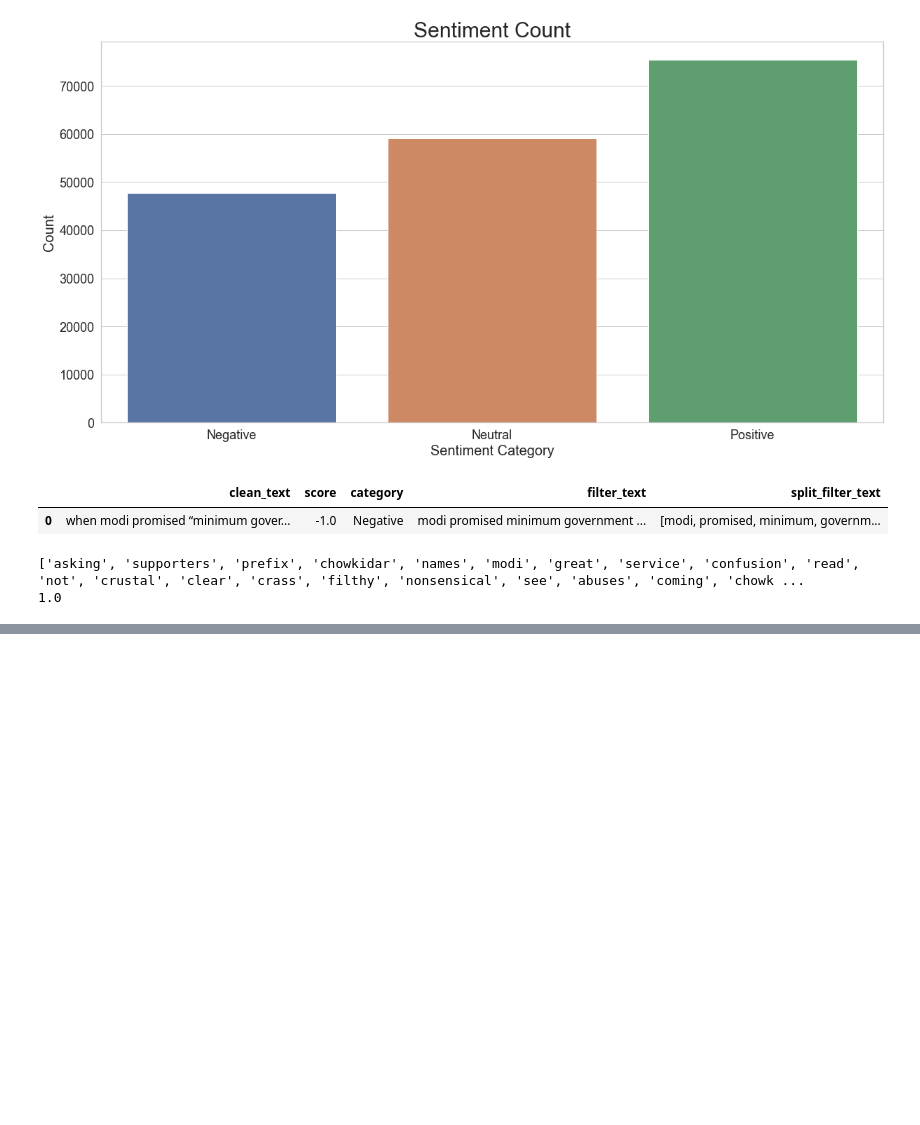
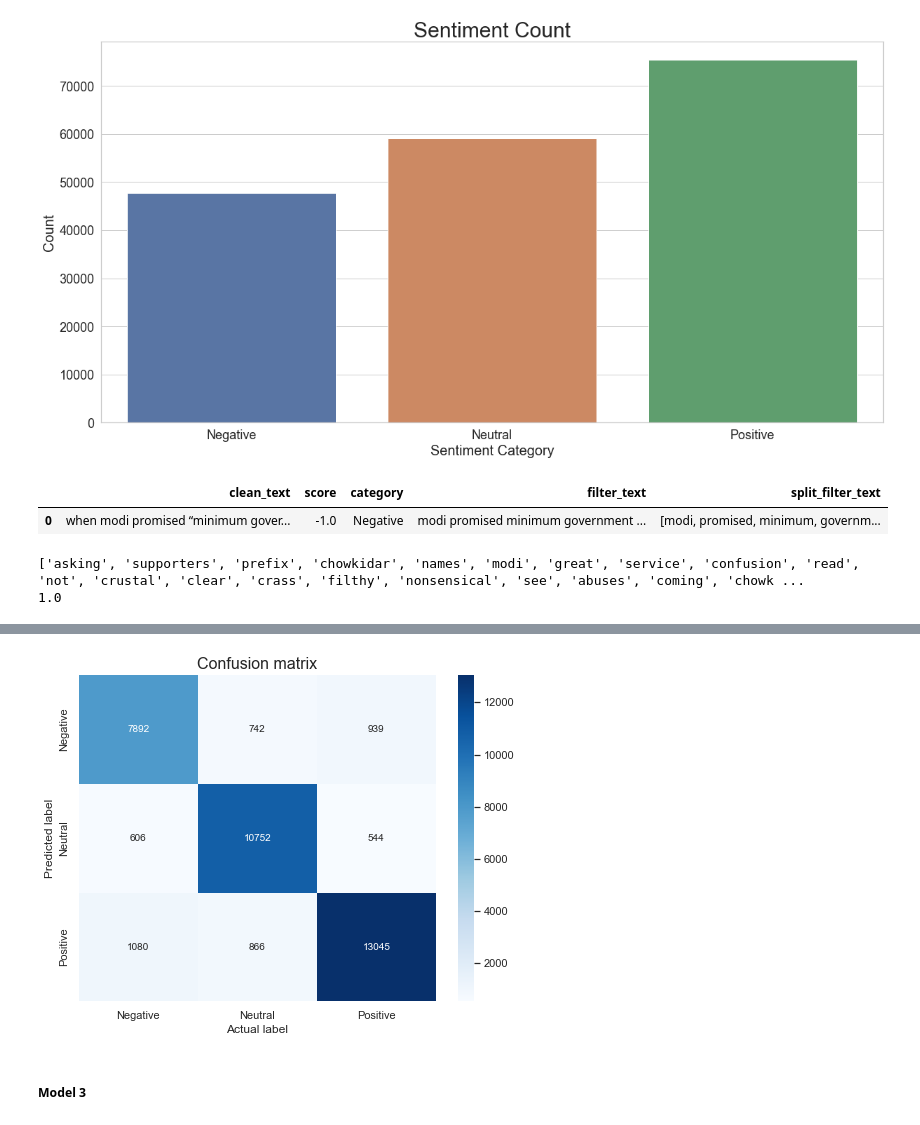
Before and after one commit to StockJanitor/Project43_Twitter, a Jupyter notebook: 2_rnnKerasLSTM.ipynb, the cells around one changed output, grey strips where cells are left out. Drawn from its saved outputs; the diff is of its cells as text; code cells hidden in the pictures; blank space fills up the shorter version.

```diff
--- a/2_rnnKerasLSTM.ipynb
+++ b/2_rnnKerasLSTM.ipynb
@@ -200,0 +374,18 @@ print(max_length)
+# %%
+embedding_size = 32
+epochs=50
+learning_rate = 0.1
+decay_rate = learning_rate / epochs
+momentum = 0.8
+
+sgd = SGD(learning_rate=learning_rate, momentum=momentum, decay=decay_rate, nesterov=False)
+# Build model
+model= Sequential()
+
+model.add(Embedding(max_words, embedding_size, input_length=max_length)) # max length did not use 50
+model.add(Conv1D(filters=32, kernel_size=3, padding='same', activation='relu'))
+model.add(MaxPooling1D(pool_size=2))
+model.add(Bidirectional(LSTM(32)))
+model.add(Dropout(0.4))
+model.add(Dense(3, activation='softmax'))
+print(model.summary())
@@ -200,0 +473,21 @@ print(max_length)
+# %%
+def plot_confusion_matrix(model, X_test, y_test):
+    '''Function to plot confusion matrix for the passed model and the data'''
+
+    sentiment_classes = ['Negative', 'Neutral', 'Positive']
+    # use model to do the prediction
+    y_pred = model.predict(X_test)
+    # compute confusion matrix
+    cm = confusion_matrix(np.argmax(np.array(y_test),axis=1), np.argmax(y_pred, axis=1))
+    # plot confusion matrix
+    plt.figure(figsize=(8,6))
+    sns.heatmap(cm, cmap=plt.cm.Blues, annot=True, fmt='d',
+                xticklabels=sentiment_classes,
+                yticklabels=sentiment_classes)
+    plt.title('Confusion matrix', fontsize=16)
+    plt.xlabel('Actual label', fontsize=12)
+    plt.ylabel('Predicted label', fontsize=12)
+
+plot_confusion_matrix(model, X_test, y_test)
+# %% [output]
+[figure, added]
@@ -200,0 +496,2 @@ print(max_length)
+# %% [markdown]
+##### Model 3
```
Also changed, not shown: parts of 23 cells of this notebook, 4 other files.
